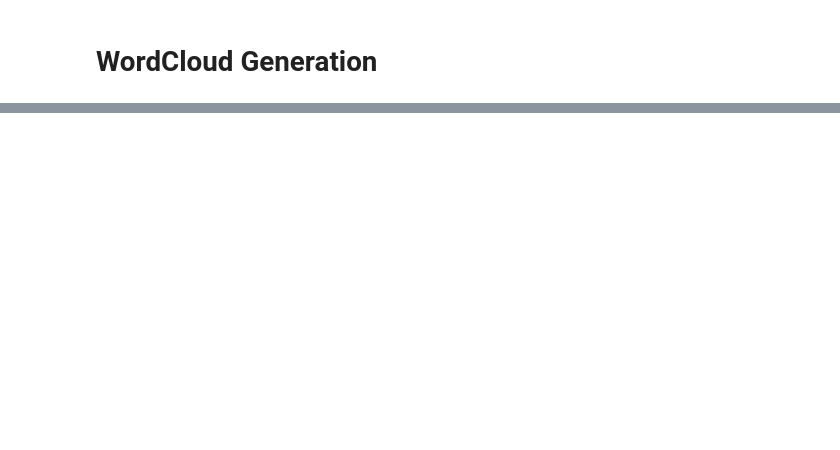
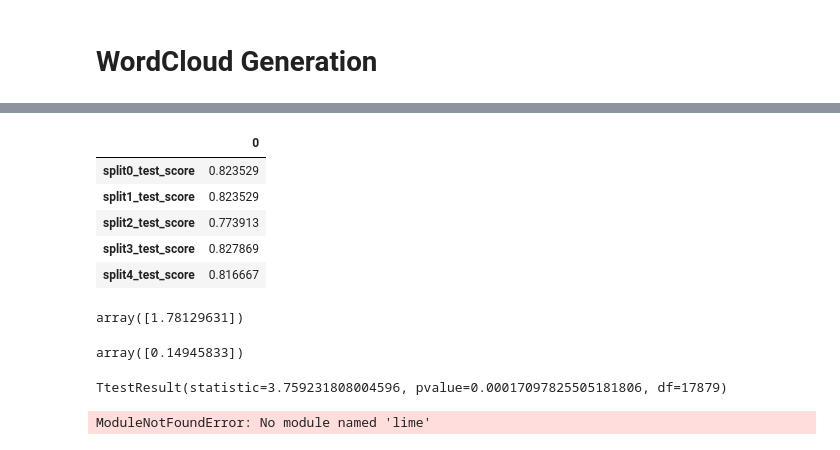
Before and after one commit to willdemelo/Fake_Job_Detector, a Jupyter notebook: SVCs.ipynb, the cells around one changed output, grey strips where cells are left out. Saved outputs shown, nothing was run; the diff lists cells and outputs as text; code cells hidden in the pictures; blank space fills up the shorter version.

```diff
--- a/SVCs.ipynb
+++ b/SVCs.ipynb
@@ -573,0 +604,21 @@ NameError: name 'y_probC' is not defined
+# %%
+results_df2 = pd.DataFrame(grid_search2.cv_results_)
+df2val = results_df2.iloc[:,6:11].T
+df2val
+# %% [output]
+|  | 0 |
+| split0_test_score | 0.823529 |
+| split1_test_score | 0.823529 |
+| split2_test_score | 0.773913 |
+| split3_test_score | 0.827869 |
+| split4_test_score | 0.816667 |
+# %%
+from scipy.stats import ttest_rel
+t_stat, p_val = ttest_rel(dfval, df2val)
+t_stat
+# %% [output]
+array([1.78129631])
+# %%
+p_val
+# %% [output]
+array([0.14945833])
@@ -573,0 +629,12 @@ NameError: name 'y_probC' is not defined
+# %%
+ttest_rel(y_probC, y_probS)
+# %% [output]
+TtestResult(statistic=3.759231808004596, pvalue=0.00017097825505181806, df=17879)
+# %%
+from lime.lime_text import LimeTextExplainer
+
+explainer = LimeTextExplainer(class_names=['not fraud', 'fraud'])
+exp = explainer.explain_instance(X_test[0], model.predict_proba, num_features=10)
+exp.show_in_notebook()
+# %% [output]
+ModuleNotFoundError: No module named 'lime'
```
Also changed, not shown: parts of 28 cells of this notebook, 7 other files.
